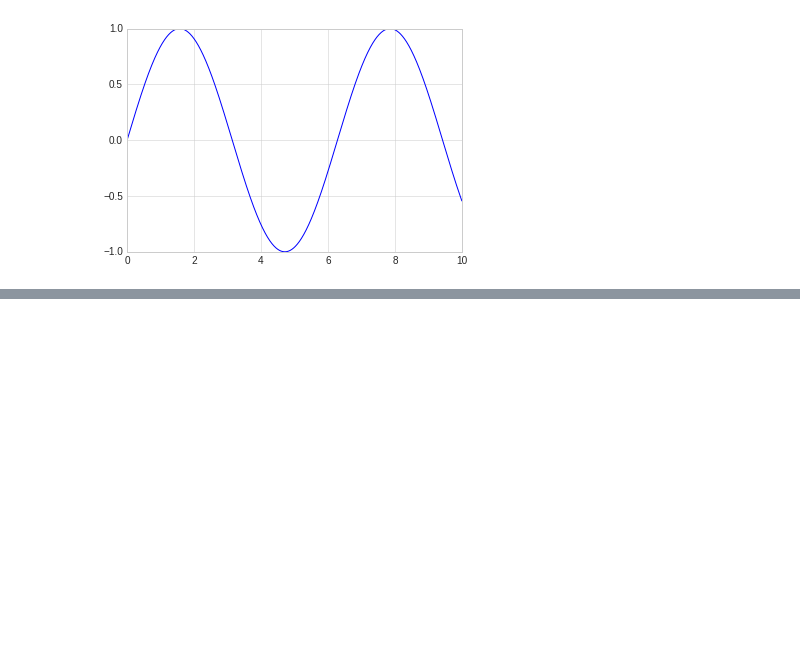
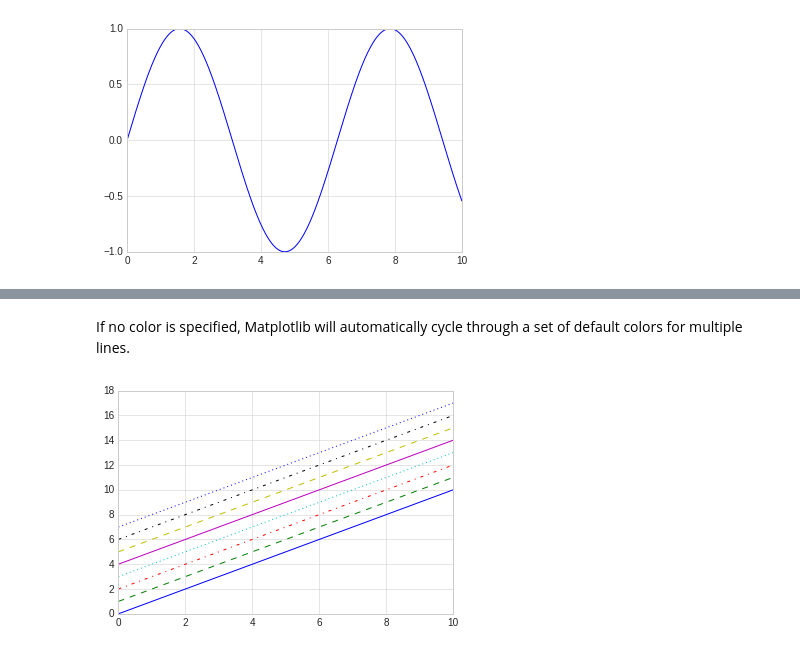
Before and after one commit to deep0892/ml_modeling, a Jupyter notebook: Matplotlib/Visualization_with_Matplotlib.ipynb, the cells around one changed output, grey strips where cells are left out. Drawn from its saved outputs; the diff is of its cells as text; code cells hidden in the pictures; blank space fills up the shorter version.

```diff
--- a/Matplotlib/Visualization_with_Matplotlib.ipynb
+++ b/Matplotlib/Visualization_with_Matplotlib.ipynb
@@ -119,0 +140,15 @@ plt.plot(x, np.sin(x));
+# %% [markdown]
+If no color is specified, Matplotlib will automatically cycle through a set of default colors for multiple lines.
+# %%
+# you can adjust the line style using the linestyle keyword
+plt.plot(x, x + 0, linestyle='solid')
+plt.plot(x, x + 1, linestyle='dashed')
+plt.plot(x, x + 2, linestyle='dashdot')
+plt.plot(x, x + 3, linestyle='dotted');
+# For short, you can use the following codes:
+plt.plot(x, x + 4, linestyle='-') # solid
+plt.plot(x, x + 5, linestyle='--') # dashed
+plt.plot(x, x + 6, linestyle='-.') # dashdot
+plt.plot(x, x + 7, linestyle=':'); # dotted
+# %% [output]
+[figure, added]
```
Also changed, not shown: parts of 20 cells of this notebook.
